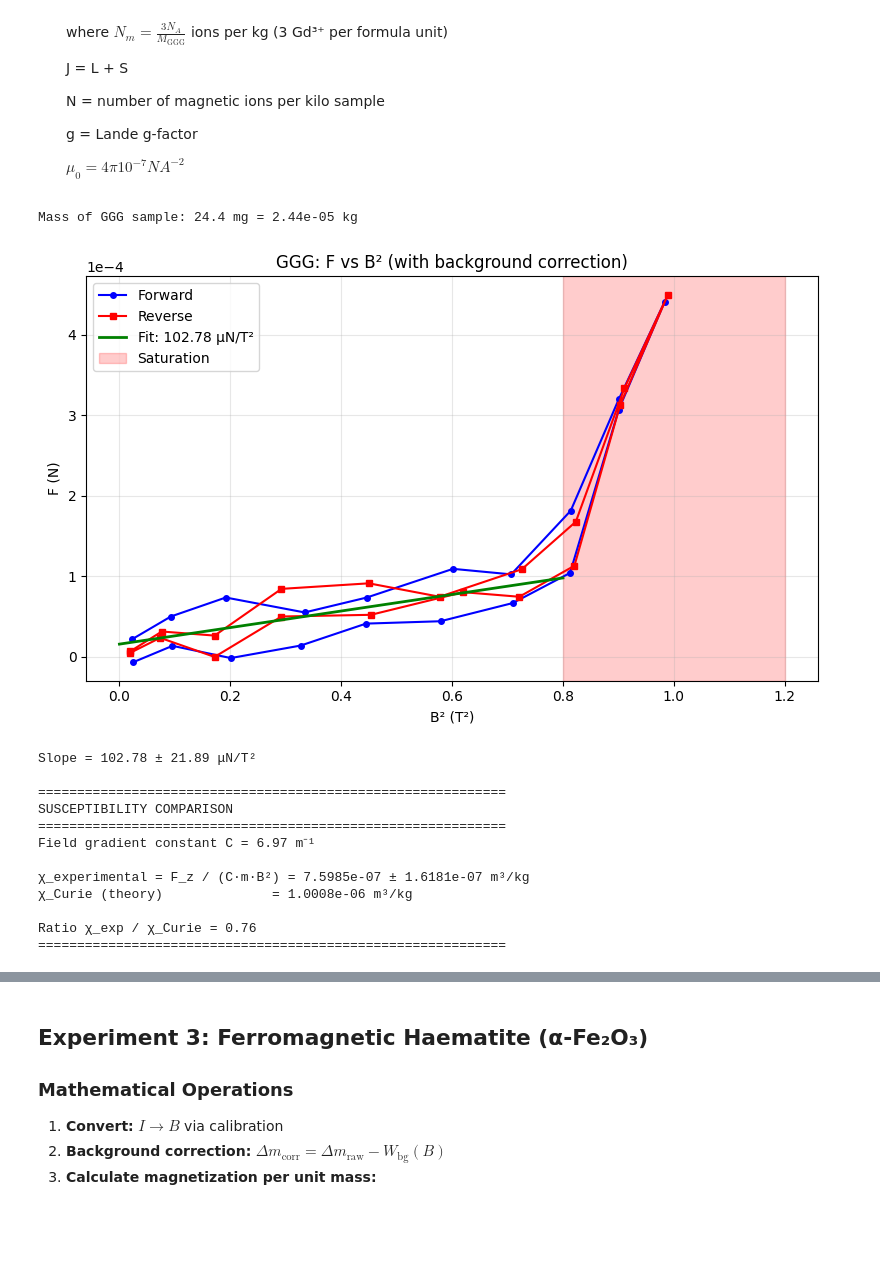
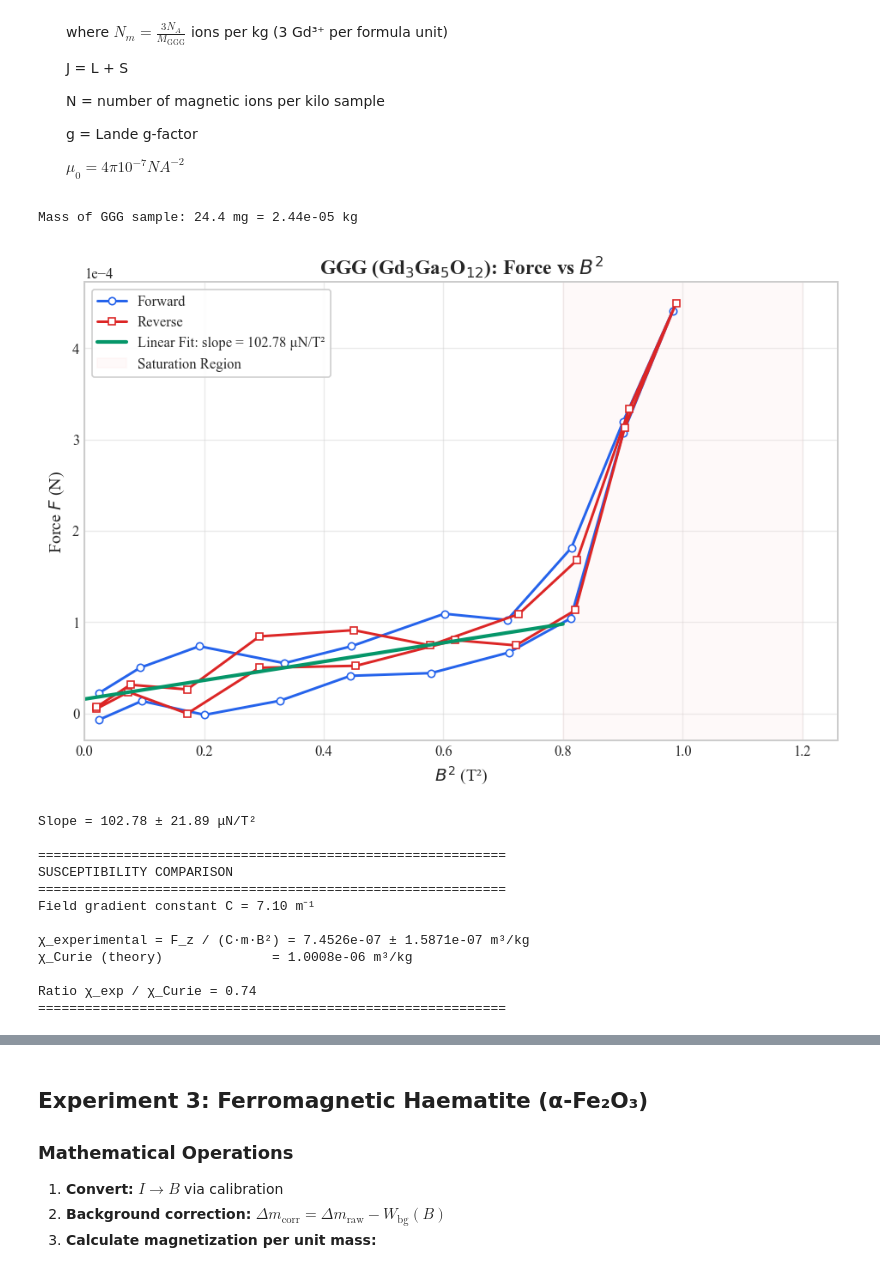
Before and after one commit to Matth3wc/Comp-Sim-Numerical-Methods, a Jupyter notebook: exp_magnitisation_susceptibility/main.ipynb, the cells around one changed output, grey strips where cells are left out. Drawn from its saved outputs; the diff is of its cells as text; code cells hidden in the pictures; blank space fills up the shorter version.

```diff
--- a/exp_magnitisation_susceptibility/main.ipynb
+++ b/exp_magnitisation_susceptibility/main.ipynb
@@ -233,15 +325,24 @@ def exp2_paramagnetic_ggg():
     F_fit = slope_ggg * B2_fit + intercept_ggg
 
     # Plot
-    plt.figure()
-    plt.plot(B2_ggg_for, F_ggg_for_corr, 'b-', marker='o', ms=4, label='Forward')
-    plt.plot(B2_ggg_rev, F_ggg_rev_corr, 'r-', marker='s', ms=4, label='Reverse')
-    plt.plot(B2_fit, F_fit, 'g-', lw=2, label=f'Fit: {slope_ggg*1e6:.2f} μN/T²')
-    plt.axvspan(0.8, 1.2, alpha=0.2, color='red', label='Saturation')
-    plt.xlabel('B² (T²)'), plt.ylabel('F (N)')
-    plt.gca().ticklabel_format(axis='y', style='scientific', scilimits=(0,0))
-    plt.title('GGG: F vs B² (with background correction)'), plt.legend(), plt.grid(True, alpha=0.3)
-    plt.tight_layout(), plt.savefig('plots/exp2_ggg.png', dpi=100)
+    fig, ax = plt.subplots()
+    ax.plot(B2_ggg_for, F_ggg_for_corr, '-', color=COLORS['forward_up'],
+            marker='o', mfc='white', mec=COLORS['forward_up'], ms=5, label='Forward')
+    ax.plot(B2_ggg_rev, F_ggg_rev_corr, '-', color=COLORS['reverse_up'],
+            marker='s', mfc='white', mec=COLORS['reverse_up'], ms=5, label='Reverse')
+    ax.plot(B2_fit, F_fit, '-', color=COLORS['fit'], lw=2.5,
+            label=f'Linear Fit: slope = {slope_ggg*1e6:.2f} μN/T²')
+    ax.axvspan(0.8, 1.2, alpha=0.2, color=COLORS['saturation'], edgecolor='none',
+               label='Saturation Region')
+
+    ax.set_xlabel('$B^2$ (T²)')
+    ax.set_ylabel('Force $F$ (N)')
+    ax.set_title('GGG (Gd$_3$Ga$_5$O$_{12}$): Force vs $B^2$')
+    ax.ticklabel_format(axis='y', style='scientific', scilimits=(0,0))
+    ax.legend(loc='upper left')
+    ax.set_xlim(left=0)
+    plt.tight_layout()
+    plt.savefig('plots/exp2_ggg.png')
     plt.show()
 
     print(f"Slope = {slope_ggg*1e6:.2f} ± {slope_err_ggg*1e6:.2f} μN/T²")
@@ -272,7 +373,7 @@ def exp2_paramagnetic_ggg():
     popt_mohrs, _ = curve_fit(lambda x, a, b: a*x + b, B2_mohrs[valid_mask], F_mohrs[valid_mask])
     slope_mohrs = popt_mohrs[0]
     # F = C × m × χ × B²  →  C = slope / (m × χ)
-    C_val = slope_mohrs / (m_mohrs * chi_mohrs_SI)
+    #C_val = slope_mohrs / (m_mohrs * chi_mohrs_SI)
 
     # ─────────────────────────────────────────────────────────────────────────
     # Experimental susceptibility: χ_exp = F_z / (C × m × B²) = slope / (C × m)
@@ -295,45 +396,45 @@ def exp2_paramagnetic_ggg():
     N_A = 6.022e23           # mol⁻¹ (Avogadro's number)
     T = 293                  # K (room temperature)
 
     # Gd³⁺: 4f⁷ configuration
     J = 7/2
     g_J = 2  # Landé g-factor (L=0 → g_J = 2)
 
     # Molar mass of GGG: Gd₃Ga₅O₁₂
     M_GGG = 3*157.25 + 5*69.723 + 12*16.0  # g/mol ≈ 1012.4 g/mol
 
     # Number of magnetic ions per kg of sample
     N_m = 3 * N_A / (M_GGG * 1e-3)  # 3 Gd³⁺ per formula unit, M in kg/mol
 
     chi_curie = (mu_0 * N_m * g_J**2 * mu_B**2 * J * (J + 1)) / (3 * k_B * T)
 
     # ─────────────────────────────────────────────────────────────────────────
     # Print comparison
     # ─────────────────────────────────────────────────────────────────────────
     print(f"\n{'='*60}")
     print("SUSCEPTIBILITY COMPARISON")
     print(f"{'='*60}")
     print(f"Field gradient constant C = {C_val:.2f} m⁻¹")
     print(f"\nχ_experimental = F_z / (C·m·B²) = {chi_exp:.4e} ± {chi_exp_err:.4e} m³/kg")
     print(f"χ_Curie (theory)              = {chi_curie:.4e} m³/kg")
     print(f"\nRatio χ_exp / χ_Curie = {chi_exp/chi_curie:.2f}")
     print(f"{'='*60}")
 
 exp2_paramagnetic_ggg()
 # %% [output]
 Mass of GGG sample: 24.4 mg = 2.44e-05 kg
-[figure, old version]
+[figure, new version]
 Slope = 102.78 ± 21.89 μN/T²
 
 ============================================================
 SUSCEPTIBILITY COMPARISON
 ============================================================
-Field gradient constant C = 6.97 m⁻¹
+Field gradient constant C = 7.10 m⁻¹
 
-χ_experimental = F_z / (C·m·B²) = 7.5985e-07 ± 1.6181e-07 m³/kg
+χ_experimental = F_z / (C·m·B²) = 7.4526e-07 ± 1.5871e-07 m³/kg
 χ_Curie (theory)              = 1.0008e-06 m³/kg
 
-Ratio χ_exp / χ_Curie = 0.76
+Ratio χ_exp / χ_Curie = 0.74
 ============================================================
 # %%
 def exp3_ferromagnetic_haematite():
```
Also changed, not shown: parts of 5 cells of this notebook, 26 other files.
